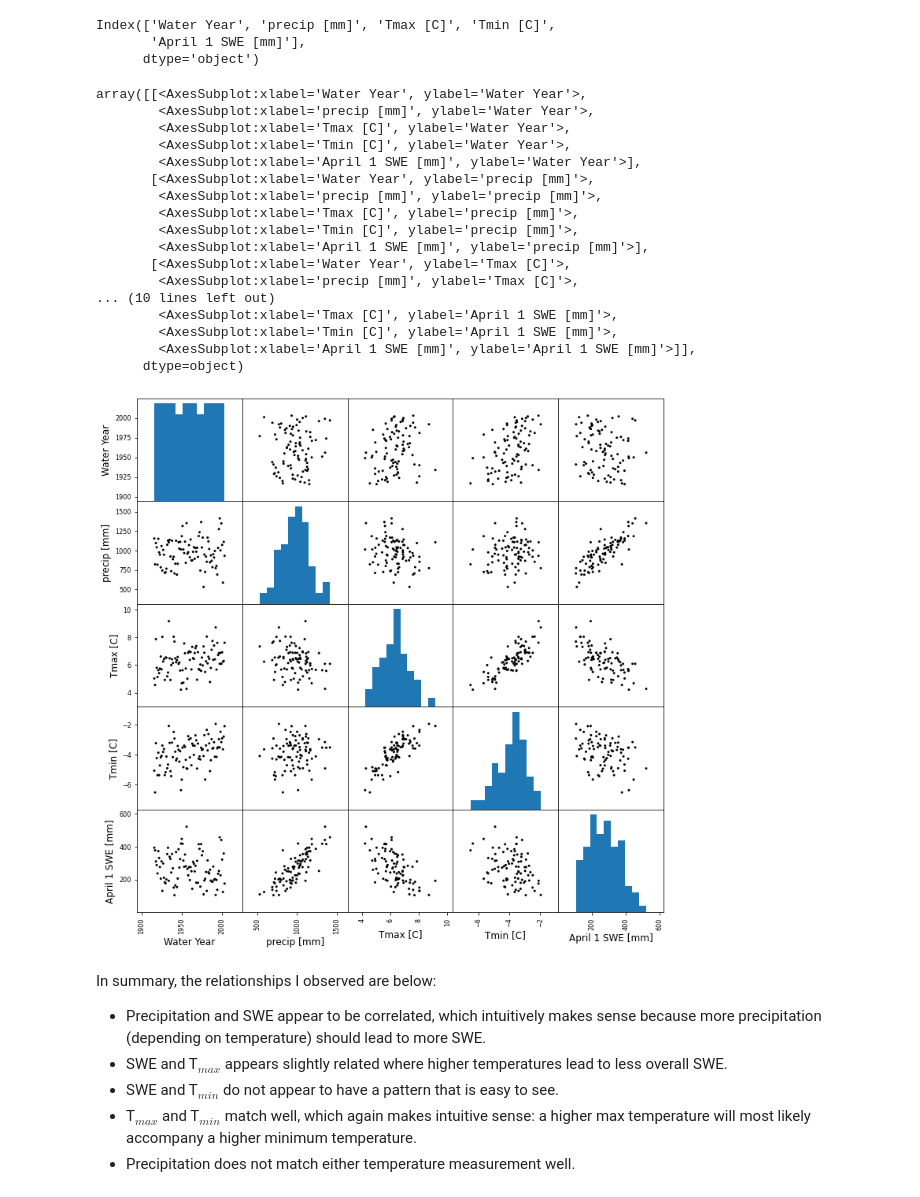
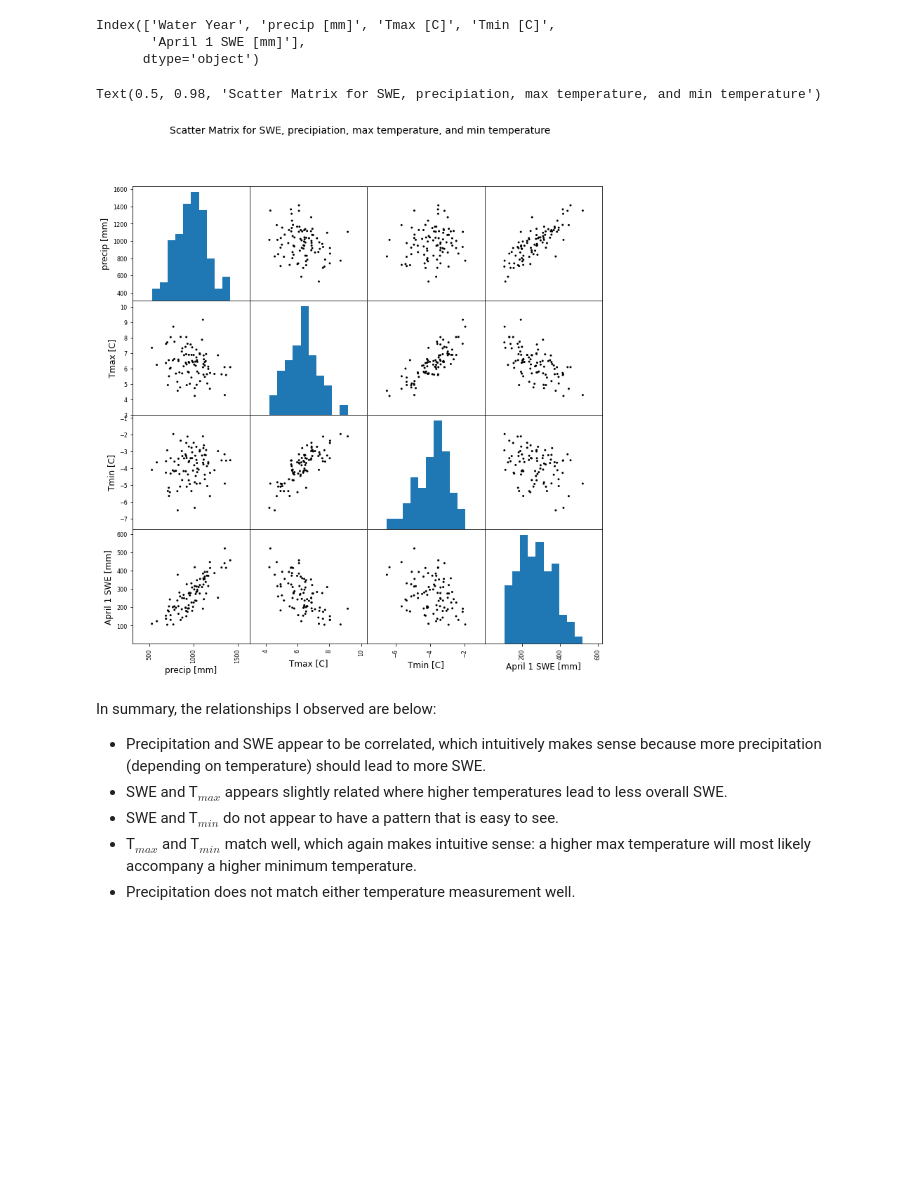
Before and after one commit to dlhogan97/CEWA565, a Jupyter notebook: Week-5/HW-5/HW-5.ipynb, the cells around one changed output. Saved outputs shown, nothing was run; the diff lists cells and outputs as text; code cells hidden in the pictures; blank space fills up the shorter version.

```diff
--- a/Week-5/HW-5/HW-5.ipynb
+++ b/Week-5/HW-5/HW-5.ipynb
@@ -17,7 +21,7 @@ MEDIUM_SIZE = 12
 BIGGER_SIZE = 14
 
 plt.rc('font', size=SMALL_SIZE)          # controls default text sizes
-plt.rc('axes', titlesize=SMALL_SIZE)     # fontsize of the axes title
+plt.rc('axes', titlesize=BIGGER_SIZE)     # fontsize of the axes title
 plt.rc('axes', labelsize=MEDIUM_SIZE)    # fontsize of the x and y labels
 plt.rc('xtick', labelsize=SMALL_SIZE)    # fontsize of the tick labels
 plt.rc('ytick', labelsize=SMALL_SIZE)    # fontsize of the tick labels
@@ -37,26 +41,11 @@ Index(['Water Year', 'precip [mm]', 'Tmax [C]', 'Tmin [C]',
        'April 1 SWE [mm]'],
       dtype='object')
 # %%
-pd.plotting.scatter_matrix(df_cascade, figsize=(12,12), color='k', marker='.', alpha=1, range_padding=0.5)
+pd.plotting.scatter_matrix(df_cascade.drop(columns='Water Year'), figsize=(12,12), color='k', marker='.', alpha=1, range_padding=0.5)
+plt.suptitle('Scatter Matrix for SWE, precipiation, max temperature, and min temperature')
 # %% [output]
-array([[<AxesSubplot:xlabel='Water Year', ylabel='Water Year'>,
-        <AxesSubplot:xlabel='precip [mm]', ylabel='Water Year'>,
-        <AxesSubplot:xlabel='Tmax [C]', ylabel='Water Year'>,
-        <AxesSubplot:xlabel='Tmin [C]', ylabel='Water Year'>,
-        <AxesSubplot:xlabel='April 1 SWE [mm]', ylabel='Water Year'>],
-       [<AxesSubplot:xlabel='Water Year', ylabel='precip [mm]'>,
-        <AxesSubplot:xlabel='precip [mm]', ylabel='precip [mm]'>,
-        <AxesSubplot:xlabel='Tmax [C]', ylabel='precip [mm]'>,
-        <AxesSubplot:xlabel='Tmin [C]', ylabel='precip [mm]'>,
-        <AxesSubplot:xlabel='April 1 SWE [mm]', ylabel='precip [mm]'>],
-       [<AxesSubplot:xlabel='Water Year', ylabel='Tmax [C]'>,
-        <AxesSubplot:xlabel='precip [mm]', ylabel='Tmax [C]'>,
-... (10 lines left out)
-        <AxesSubplot:xlabel='Tmax [C]', ylabel='April 1 SWE [mm]'>,
-        <AxesSubplot:xlabel='Tmin [C]', ylabel='April 1 SWE [mm]'>,
-        <AxesSubplot:xlabel='April 1 SWE [mm]', ylabel='April 1 SWE [mm]'>]],
-      dtype=object)
+Text(0.5, 0.98, 'Scatter Matrix for SWE, precipiation, max temperature, and min temperature')
-[figure, old version]
+[figure, new version]
 # %% [markdown]
 In summary, the relationships I observed are below:
 - Precipitation and SWE appear to be correlated, which intuitively makes sense because more precipitation (depending on temperature) should lead to more SWE.
```
Also changed, not shown: parts of 10 cells of this notebook, 9 other files.
